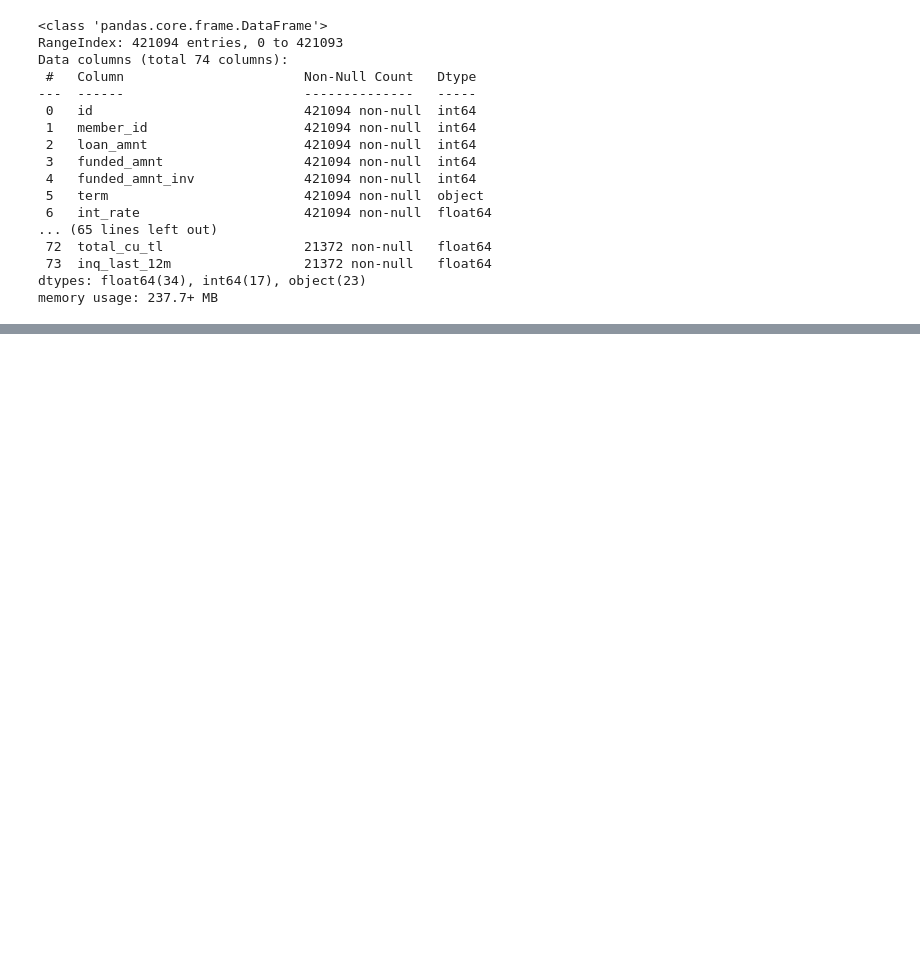
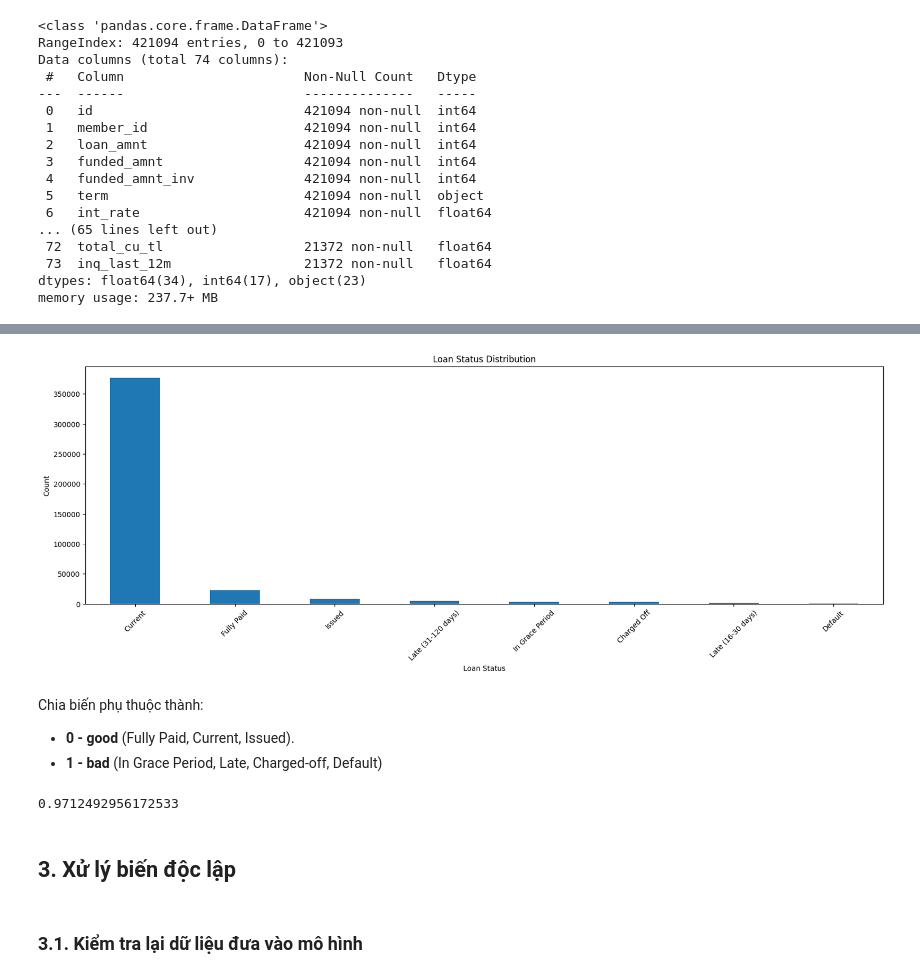
Before and after one commit to hng0810/consumer-loan-scorecard, a Jupyter notebook: src/notebook.ipynb, the cells around one changed output, grey strips where cells are left out. Cells and saved outputs as stored; diff of their text form; code cells hidden in the pictures; blank space fills up the shorter version.

```diff
--- a/src/notebook.ipynb
+++ b/src/notebook.ipynb
@@ -86,0 +250,7 @@ Name: count, dtype: int64
+# %%
+# Kiểm tra biến acc_now_delinq có trên 90% dữ liệu tập trung ở giá trị 0, drop
+# plot_bar(loan_data,'acc_now_delinq')
+loan_data = loan_data.drop(columns=['acc_now_delinq'])
+# %%
+# Drop các biến hành vi với khoản vay hiện tại do các hành vi này chỉ xuất hiện sau khi đã được duyệt vay, nằm ngoài scope của A-score
+loan_data = loan_data.drop(columns=['collections_12_mths_ex_med', 'tot_coll_amt'])
@@ -86,0 +287,7 @@ Name: count, dtype: int64
+# %%
+# Drop int_rate, installment
+loan_data = loan_data.drop(columns=['int_rate', 'installment'])
+# %%
+# Drop các biến hành vi với khoản vay hiện tại do các hành vi này chỉ xuất hiện sau khi đã được duyệt vay, nằm ngoài scope của A-score
+loan_data = loan_data.drop(columns=['out_prncp', 'out_prncp_inv', 'total_pymnt', 'total_pymnt_inv', 'total_rec_prncp', 'total_rec_int', 'total_rec_late_fee', 'recoveries',
+                                    'collection_recovery_fee', 'last_pymnt_amnt'])
@@ -86,0 +306,14 @@ Name: count, dtype: int64
+# %%
+plt.figure(figsize=(20, 6))
+loan_data['loan_status'].value_counts().plot(kind='bar')
+plt.title('Loan Status Distribution')
+plt.xlabel('Loan Status')
+plt.xticks(rotation=45)
+plt.ylabel('Count')
+plt.show()
+# %% [output]
+[figure, added]
+# %% [markdown]
+Chia biến phụ thuộc thành:
+- **0 - good** (Fully Paid, Current, Issued).
+- **1 - bad** (In Grace Period, Late, Charged-off, Default)
@@ -86,0 +324,8 @@ Name: count, dtype: int64
+# %%
+loan_data[loan_data['good_bad'] == 1].shape[0] / loan_data.shape[0]
+# %% [output]
+0.9712492956172533
+# %% [markdown]
+## 3. Xử lý biến độc lập
+# %% [markdown]
+### 3.1. Kiểm tra lại dữ liệu đưa vào mô hình
```
Also changed, not shown: parts of 85 cells of this notebook, 1 other file.
